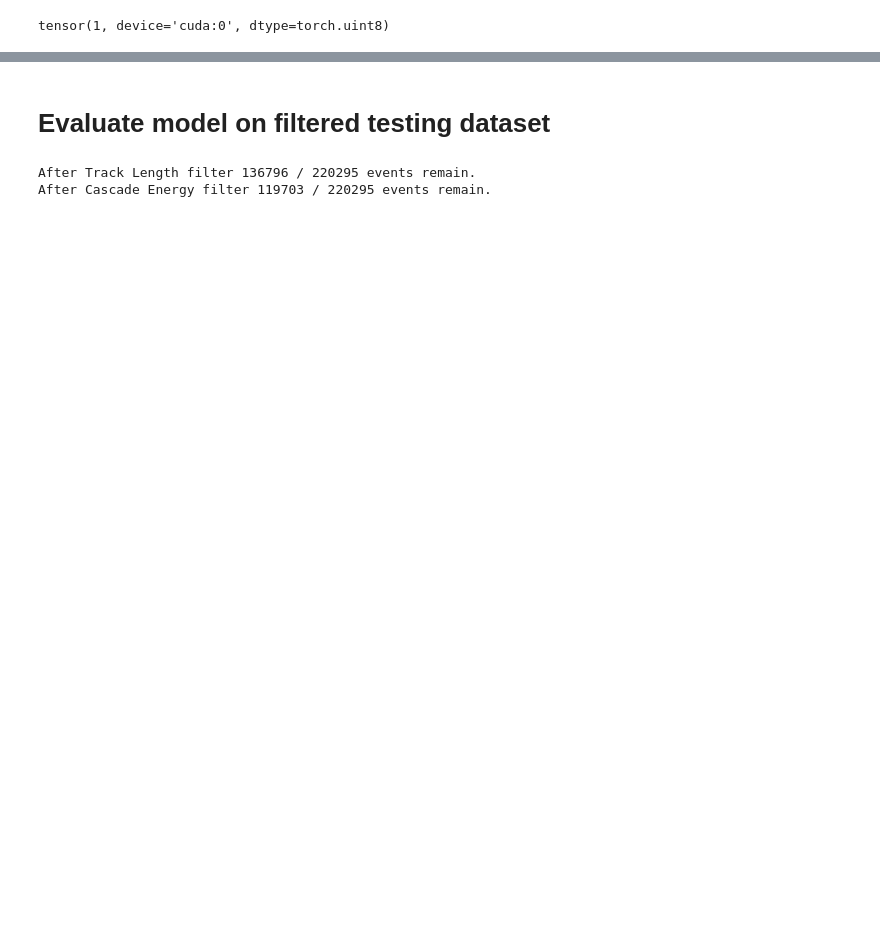
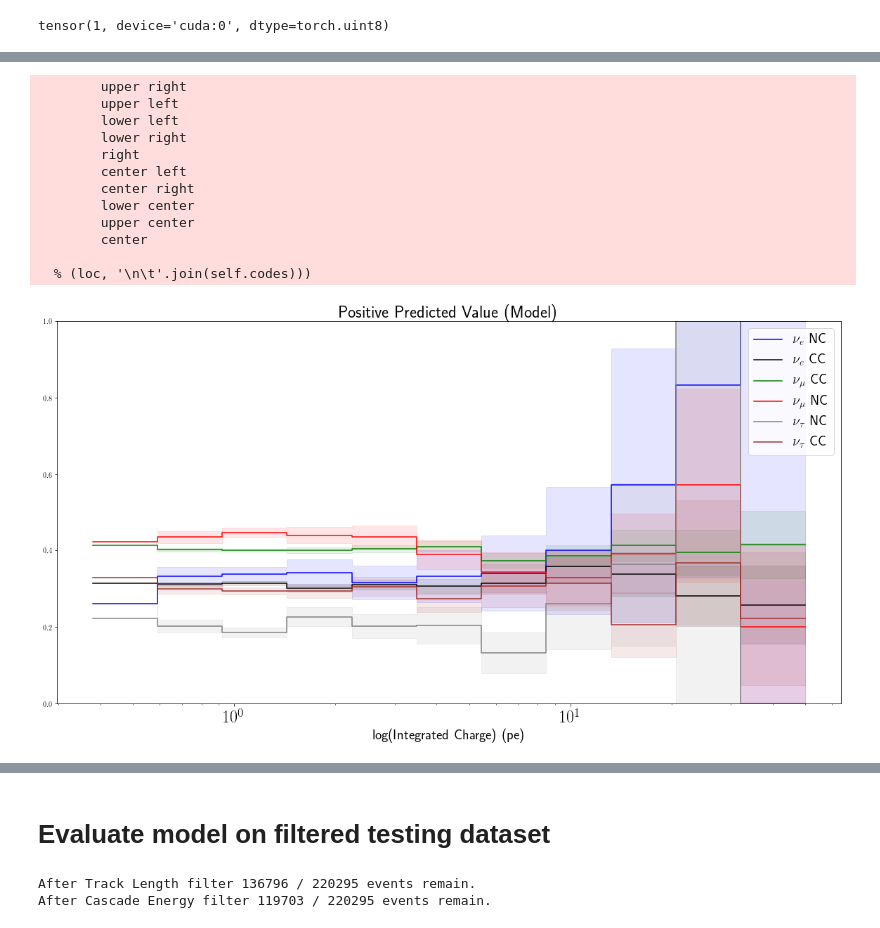
Before and after one commit to ruian1/NuIntClassification, a Jupyter notebook: baselines.ipynb, the cells around one changed output, grey strips where cells are left out. Drawn from its saved outputs; the diff is of its cells as text; code cells hidden in the pictures; blank space fills up the shorter version.

```diff
--- a/baselines.ipynb
+++ b/baselines.ipynb
@@ -253,0 +261,17 @@ tensor(1, device='cuda:0', dtype=torch.uint8)
+# %%
+ppr_plot(y_model, data_test.targets, charge, pdg_encodings, interaction_types,
+        'Positive Predicted Value (Model)', plots, bins=15)
+# %% [output]
+        upper right
+        upper left
+        lower left
+        lower right
+        right
+        center left
+        center right
+        lower center
+        upper center
+        center
+
+  % (loc, '\n\t'.join(self.codes)))
+[figure, added]
```
Also changed, not shown: parts of 48 cells of this notebook, 11 other files.
